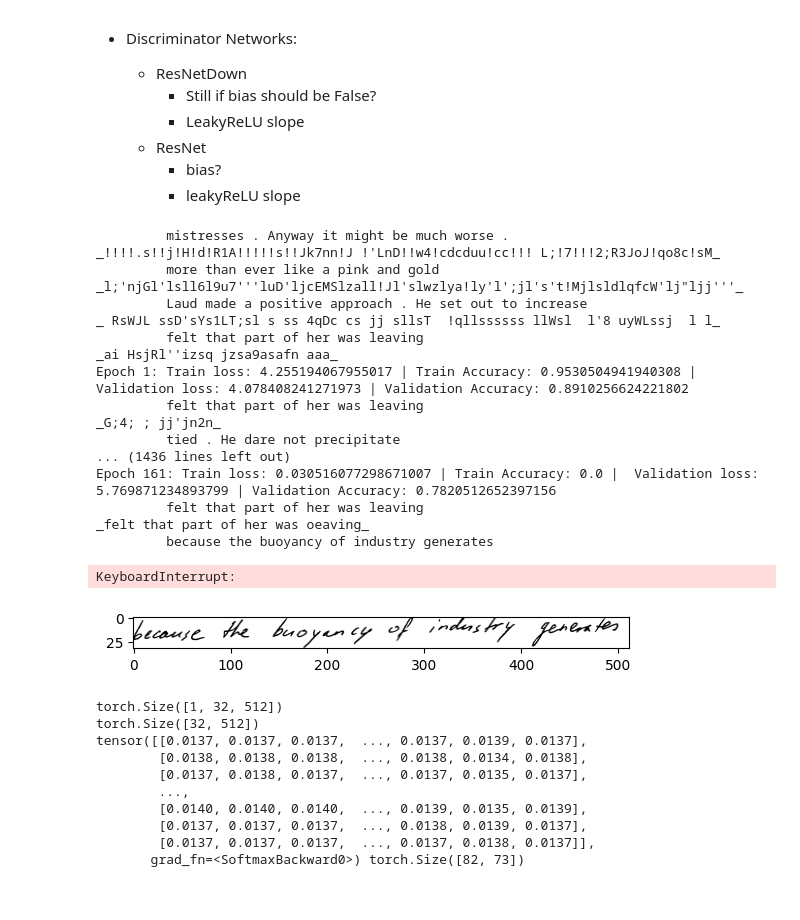
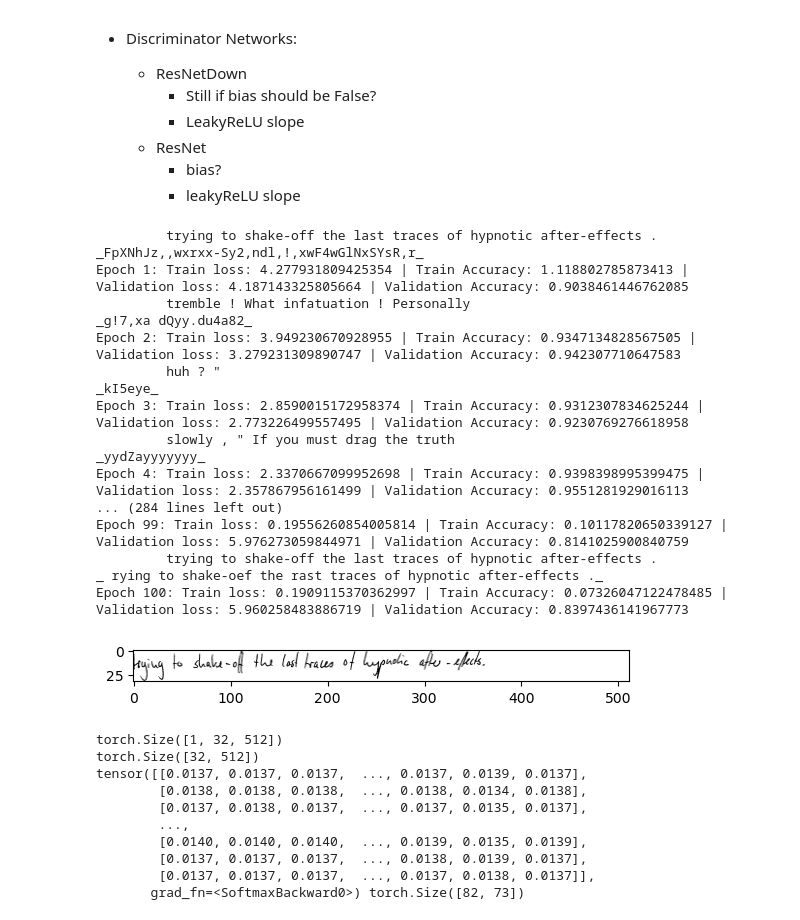
Before and after one commit to nabethg/ScribeSmith, a Jupyter notebook: train_recognizer_copy.ipynb, the cells around one changed output. Saved outputs shown, nothing was run; the diff lists cells and outputs as text; code cells hidden in the pictures.

Commit message:
Plotting and sample training
- Seeing if plot works (it works)
- looking for overfitting/underfirring
- Instead of accuracy train is now error

```diff
--- a/train_recognizer_copy.ipynb
+++ b/train_recognizer_copy.ipynb
@@ -343,13 +343,14 @@ class Recognizer(nn.Module):
     # TODO: http://www.tbluche.com/files/icdar17_gnn.pdf use "big architecture"
 #a.shape
 # %%
-def evaluate(recognizer, val_line_dataset_loader, recognizer_loss_function):
+def evaluate(device, recognizer, val_line_dataset_loader, recognizer_loss_function):
 
     total_loss = 0.0
     total_epoch = 0
 
     for i, (line_image_batch, line_text_batch) in enumerate(val_line_dataset_loader, 0):
-
+        line_image_batch = line_image_batch.to(device)
+        line_text_batch = line_text_batch.to(device)
         recognizer_outputs = recognizer(line_image_batch)
         recognizer_loss = recognizer_loss_function(F.log_softmax(recognizer_outputs, 1), line_text_batch)
 
@@ -396,12 +397,13 @@ def create_strings_from_tensor(int_tensor):
     return strings
 
 
-def get_accuracy(recognizer, recognizer_loader):
+def get_accuracy(device, recognizer, recognizer_loader):
 
     acc = 0
 
     for i, (line_image_batch, line_text_batch) in enumerate(recognizer_loader, 0):
-
+        line_image_batch = line_image_batch.to(device)
+        line_text_batch
         recognizer_outputs = torch.argmax(recognizer(line_image_batch), 1)
         recognizer_pred = create_strings_from_tensor(recognizer_outputs)
 
@@ -431,19 +433,19 @@ def plot_training_curve(path):
 
     n = len(train_loss) # number of epochs
     plt.title("Train vs Validation Loss")
-    plt.plot(range(1,n+1), train_loss*1000, label="Train")
+    plt.plot(range(1,n+1), train_loss, label="Train")
     plt.plot(range(1,n+1), val_loss, label="Validation")
     plt.xlabel("Epoch")
     plt.ylabel("Loss")
-    plt.legend(["Train Loss * 1000", "Validation Loss"])
+    plt.legend(["Train Loss", "Validation Loss"])
     plt.show()
 
-    plt.title("Train vs Validation Accuracy")
+    plt.title("Train vs Validation Error")
     plt.plot(range(1,n+1), train_acc, label="Train")
     plt.plot(range(1,n+1), val_acc, label="Validation")
     plt.xlabel("Epoch")
-    plt.ylabel("Accuracy")
-    plt.legend(["Train Accuracy", "Validation Accuracy"])
+    plt.ylabel("Error")
+    plt.legend(["Train Error", "Validation Error"])
     plt.show()
 # %%
 def train(recognizer,
@@ -488,7 +490,6 @@ def train(recognizer,
             test = line_text_batch[0]
             test = test[test.nonzero()]
             test = "".join([int_to_char[int(i)] for i in test])
-            print("\t",test)
             line_image_batch = line_image_batch.to(device)
             line_text_batch = line_text_batch.to(device)
             plt.imshow(line_image_batch[0].cpu().squeeze(0), cmap='gray')
@@ -515,7 +516,6 @@ def train(recognizer,
             test2 = test2[test2.nonzero()]
             test2 = "".join([int_to_char[int(i)] for i in test2])
 
-            print(f"_{test2}_")
 
             recognizer_loss.backward()
             recognizer_optimizer.step()
@@ -523,11 +523,13 @@ def train(recognizer,
 
             recognizer_train_loss += recognizer_loss.item()
 
+        print("\t",test)
+        print(f"_{test2}_")
         recognizer_train_losses[epoch] = float(recognizer_train_loss) / (i+1)
-        recognizer_val_losses[epoch] = evaluate(recognizer, val_line_dataset_loader, recognizer_loss_function)
+        recognizer_val_losses[epoch] = evaluate(device, recognizer, val_line_dataset_loader, recognizer_loss_function)
 
-        recognizer_train_accuracies[epoch] = get_accuracy(recognizer, train_line_dataset_loader)
-        recognizer_val_accuracies[epoch]= get_accuracy(recognizer, val_line_dataset_loader)
+        recognizer_train_accuracies[epoch] = get_accuracy(device, recognizer, train_line_dataset_loader)
+        recognizer_val_accuracies[epoch]= get_accuracy(device, recognizer, val_line_dataset_loader)
 
         print(("Epoch {}: Train loss: {} | Train Accuracy: {} | "+
             " Validation loss: {} | Validation Accuracy: {}").format(
@@ -538,9 +540,9 @@ def train(recognizer,
                     recognizer_val_accuracies[epoch]))
 
         model_path = get_model_name(recognizer.name, batch_size, recognizer_lr, epoch)
-        torch.save(recognizer.state_dict(), model_path)
+        torch.save(recognizer.state_dict(), os.path.join("./recognizers", model_path))
 
-    np.savetxt("{}_train_loss.csv".format(model_path), recognizer_train_losses)
-    np.savetxt("{}_val_loss.csv".format(model_path),  recognizer_val_losses)
-    np.savetxt("{}_train_acc.csv".format(model_path), recognizer_train_accuracies)
-    np.savetxt("{}_val_acc.csv".format(model_path), recognizer_val_accuracies)
+    np.savetxt("./recognizers/{}_train_loss.csv".format(model_path), recognizer_train_losses)
+    np.savetxt("./recognizers/{}_val_loss.csv".format(model_path),  recognizer_val_losses)
+    np.savetxt("./recognizers/{}_train_acc.csv".format(model_path), recognizer_train_accuracies)
+    np.savetxt("./recognizers/{}_val_acc.csv".format(model_path), recognizer_val_accuracies)
@@ -576,32 +583,31 @@ LSTM hidden layers should increase, hidden size should increase.
 # %%
 recognizer = Recognizer()
 # generator = load_model(generator, "main_model/model_snapshots/2023-07-13_18-06-43_bs4_lr0.0002_betas(0, 0.999)_generator_epoch9.pt")
 # generator, encoder, discriminator = load_models_of_same_batch(generator, encoder, discriminator, filename_prefix="main_model/model_snapshots/2023-07-13_18-06-43_bs4_lr0.0002_betas(0, 0.999)", epoch_number=9)
 
 train(recognizer=recognizer,
               train_line_dataset=line_dataset_train, val_line_dataset=line_dataset_val,
               batch_size=4, recognizer_lr=1e-3,
-              betas=(0, 0.999), num_epochs=500, loss_balancing_alpha=1)
+              betas=(0, 0.999), num_epochs=100, loss_balancing_alpha=1)
 # %% [output]
-         mistresses . Anyway it might be much worse .
-_!!!!.s!!j!H!d!R1A!!!!!s!!Jk7nn!J !'LnD!!w4!cdcduu!cc!!! L;!7!!!2;R3JoJ!qo8c!sM_
-         more than ever like a pink and gold
-_l;'njGl'lsll6l9u7'''luD'ljcEMSlzall!Jl'slwzlya!ly'l';jl's't!MjlsldlqfcW'lj"ljj'''_
-         Laud made a positive approach . He set out to increase
-_ RsWJL ssD'sYs1LT;sl s ss 4qDc cs jj sllsT  !qllssssss llWsl  l'8 uyWLssj  l l_
-         felt that part of her was leaving
-_ai HsjRl''izsq jzsa9asafn aaa_
-Epoch 1: Train loss: 4.255194067955017 | Train Accuracy: 0.9530504941940308 |  Validation loss: 4.078408241271973 | Validation Accuracy: 0.8910256624221802
-         felt that part of her was leaving
-_G;4; ; jj'jn2n_
-         tied . He dare not precipitate
-... (1436 lines left out)
-Epoch 161: Train loss: 0.030516077298671007 | Train Accuracy: 0.0 |  Validation loss: 5.769871234893799 | Validation Accuracy: 0.7820512652397156
-         felt that part of her was leaving
-_felt that part of her was oeaving_
-         because the buoyancy of industry generates
+         trying to shake-off the last traces of hypnotic after-effects .
+_FpXNhJz,,wxrxx-Sy2,ndl,!,xwF4wGlNxSYsR,r_
+Epoch 1: Train loss: 4.277931809425354 | Train Accuracy: 1.118802785873413 |  Validation loss: 4.187143325805664 | Validation Accuracy: 0.9038461446762085
+         tremble ! What infatuation ! Personally
+_g!7,xa dQyy.du4a82_
+Epoch 2: Train loss: 3.949230670928955 | Train Accuracy: 0.9347134828567505 |  Validation loss: 3.279231309890747 | Validation Accuracy: 0.942307710647583
+         huh ? "
+_kI5eye_
+Epoch 3: Train loss: 2.8590015172958374 | Train Accuracy: 0.9312307834625244 |  Validation loss: 2.773226499557495 | Validation Accuracy: 0.9230769276618958
+         slowly , " If you must drag the truth
+_yydZayyyyyyy_
+Epoch 4: Train loss: 2.3370667099952698 | Train Accuracy: 0.9398398995399475 |  Validation loss: 2.357867956161499 | Validation Accuracy: 0.9551281929016113
+... (284 lines left out)
+Epoch 99: Train loss: 0.19556260854005814 | Train Accuracy: 0.10117820650339127 |  Validation loss: 5.976273059844971 | Validation Accuracy: 0.8141025900840759
+         trying to shake-off the last traces of hypnotic after-effects .
+_ rying to shake-oef the rast traces of hypnotic after-effects ._
+Epoch 100: Train loss: 0.1909115370362997 | Train Accuracy: 0.07326047122478485 |  Validation loss: 5.960258483886719 | Validation Accuracy: 0.8397436141967773
-KeyboardInterrupt:
-[figure, old version]
+[figure, new version]
 # %%
 image, label = line_dataset_train[0]
 print(image.shape)
```
Also changed, not shown: parts of 3 cells of this notebook.
